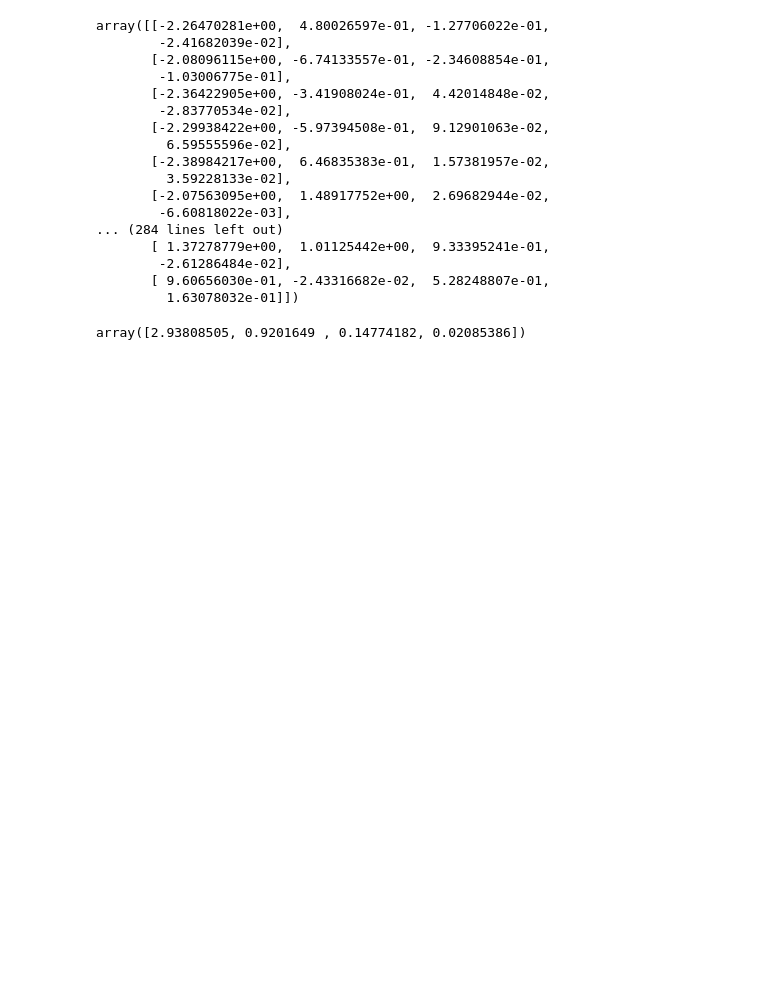
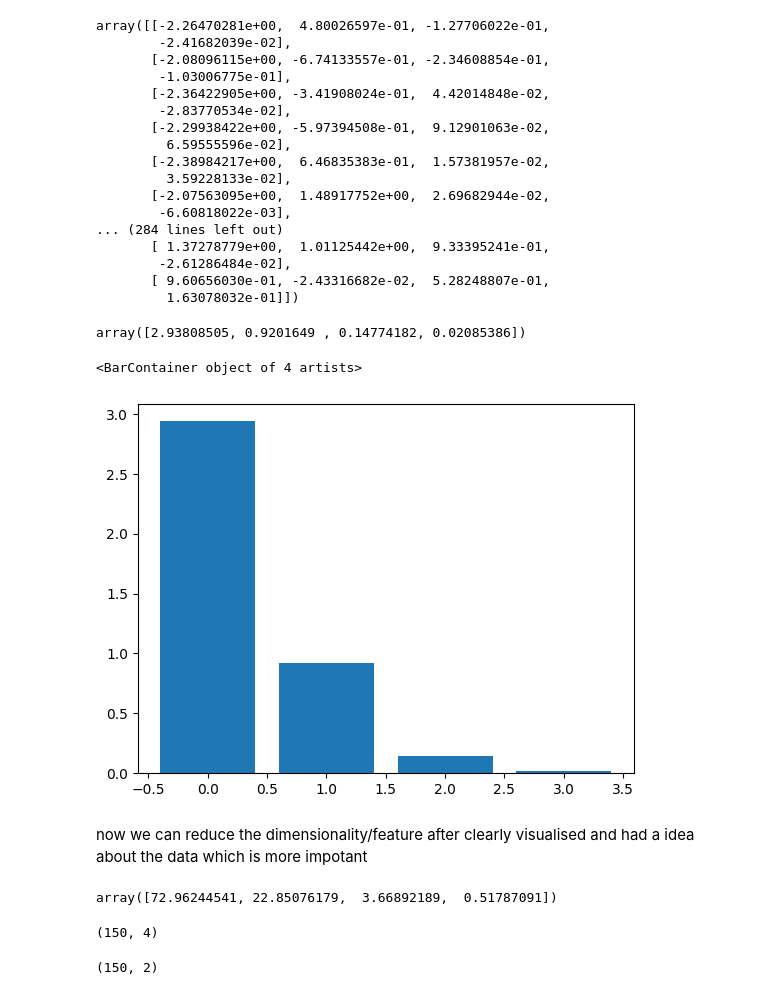
Before and after one commit to ShreeKeshavan/Machine_Learning, a Jupyter notebook: Feature_Engineering.ipynb, the cells around one changed output. Saved outputs shown, nothing was run; the diff lists cells and outputs as text; code cells hidden in the pictures; blank space fills up the shorter version.

```diff
--- a/Feature_Engineering.ipynb
+++ b/Feature_Engineering.ipynb
@@ -241,3 +242,14 @@ array([[-2.26470281e+00,  4.80026597e-01, -1.27706022e-01,
 pca.explained_variance_  #this is to identify the feature's variance of each feature
 # %% [output]
 array([2.93808505, 0.9201649 , 0.14774182, 0.02085386])
+# %%
+plt.bar(range(4), pca.explained_variance_)
+# %% [output]
+<BarContainer object of 4 artists>
+[figure, added]
+# %% [markdown]
+now we can reduce the dimensionality/feature after clearly visualised and had a idea about the data which is more impotant
+# %%
+pca.explained_variance_ratio_*100 #to see the percentage of the variances
+# %% [output]
+array([72.96244541, 22.85076179,  3.66892189,  0.51787091])
@@ -243,0 +262,8 @@ array([2.93808505, 0.9201649 , 0.14774182, 0.02085386])
+# %%
+X.shape
+# %% [output]
+(150, 4)
+# %%
+pca_features.shape
+# %% [output]
+(150, 2)
```
Also changed, not shown: parts of 9 cells of this notebook.
